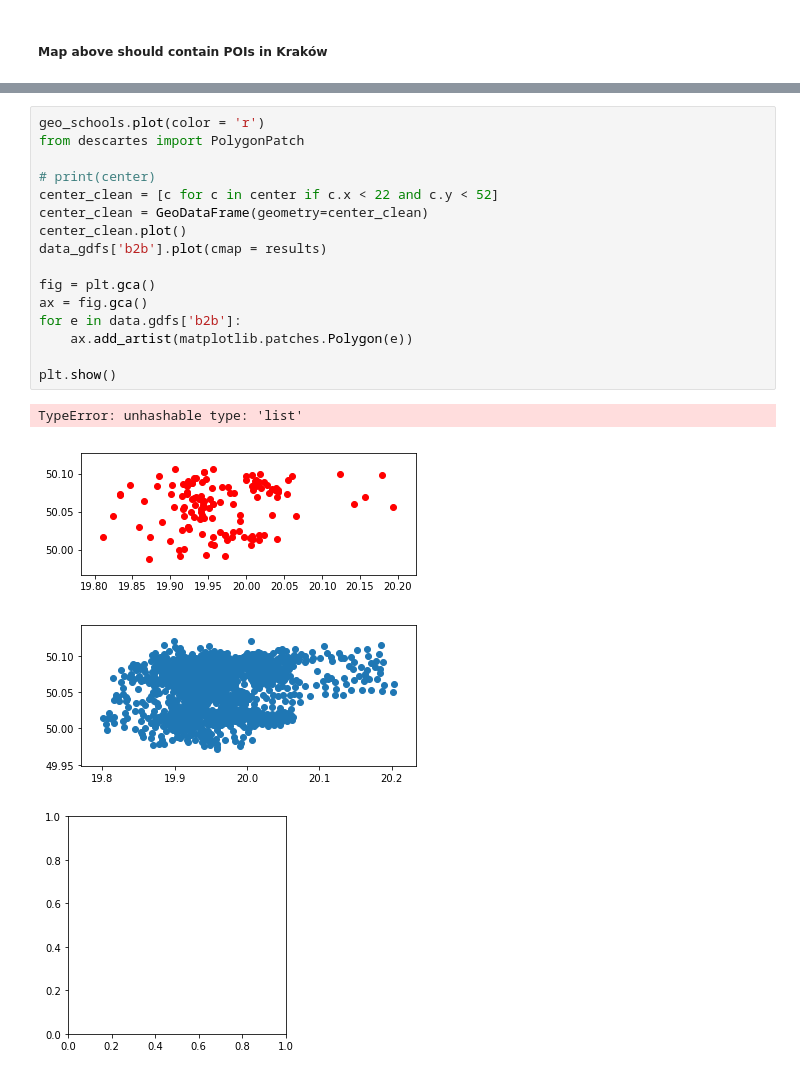
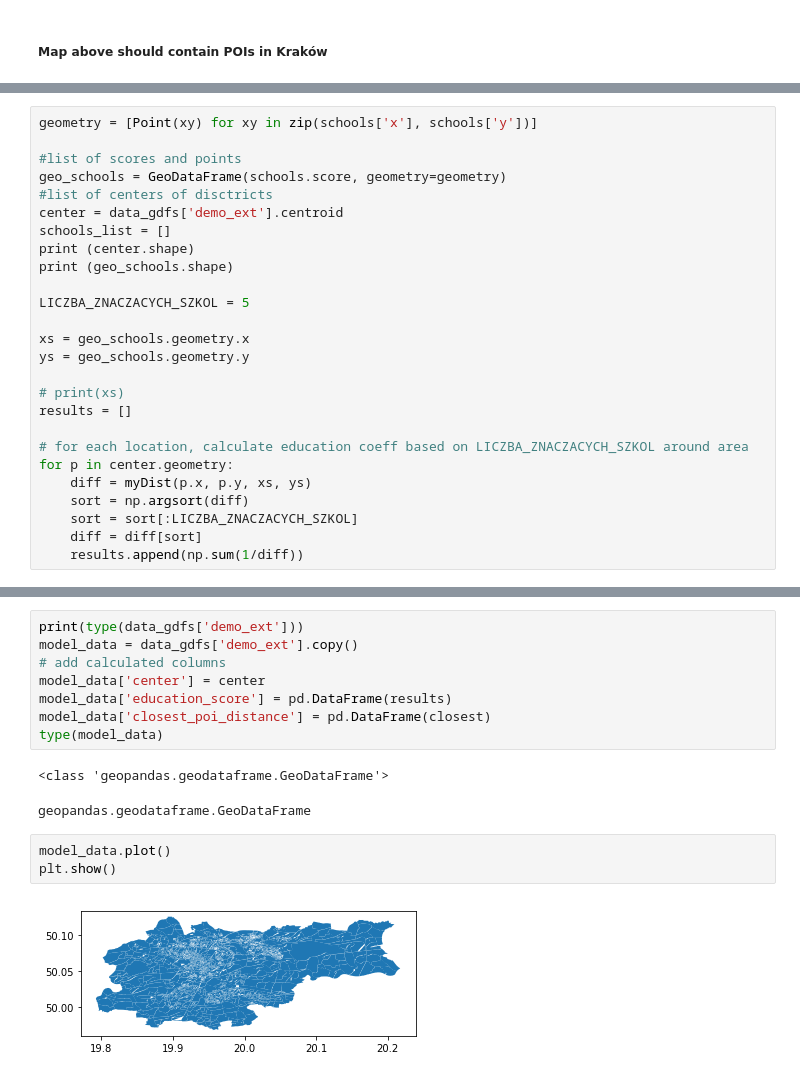
Before and after one commit to kowaalczyk/maraton-analizy-danych, a Jupyter notebook: src/Starter.ipynb, the cells around one changed output, grey strips where cells are left out. Cells and saved outputs as stored; diff of their text form.

```diff
--- a/src/Starter.ipynb
+++ b/src/Starter.ipynb
@@ -246,0 +226,26 @@ for p in center.geometry:
+# %%
+geometry = [Point(xy) for xy in zip(schools['x'], schools['y'])]
+
+#list of scores and points
+geo_schools = GeoDataFrame(schools.score, geometry=geometry)
+#list of centers of disctricts
+center = data_gdfs['demo_ext'].centroid
+schools_list = []
+print (center.shape)
+print (geo_schools.shape)
+
+LICZBA_ZNACZACYCH_SZKOL = 5
+
+xs = geo_schools.geometry.x
+ys = geo_schools.geometry.y
+
+# print(xs)
+results = []
+
+# for each location, calculate education coeff based on LICZBA_ZNACZACYCH_SZKOL around area
+for p in center.geometry:
+    diff = myDist(p.x, p.y, xs, ys)
+    sort = np.argsort(diff)
+    sort = sort[:LICZBA_ZNACZACYCH_SZKOL]
+    diff = diff[sort]
+    results.append(np.sum(1/diff))
@@ -258,21 +268,16 @@ AttributeError: 'GeoSeries' object has no attribute 'xy'
-# %%
-geo_schools.plot(color = 'r')
-from descartes import PolygonPatch
-
-# print(center)
-center_clean = [c for c in center if c.x < 22 and c.y < 52]
-center_clean = GeoDataFrame(geometry=center_clean)
-center_clean.plot()
-data_gdfs['b2b'].plot(cmap = results)
-
-fig = plt.gca()
-ax = fig.gca()
-for e in data.gdfs['b2b']:
-    ax.add_artist(matplotlib.patches.Polygon(e))
-
-plt.show()
-# %% [output]
-TypeError: unhashable type: 'list'
-[figure, removed]
-[figure, removed]
-[figure, removed]
+# %%
+print(type(data_gdfs['demo_ext']))
+model_data = data_gdfs['demo_ext'].copy()
+# add calculated columns
+model_data['center'] = center
+model_data['education_score'] = pd.DataFrame(results)
+model_data['closest_poi_distance'] = pd.DataFrame(closest)
+type(model_data)
+# %% [output]
+<class 'geopandas.geodataframe.GeoDataFrame'>
+geopandas.geodataframe.GeoDataFrame
+# %%
+model_data.plot()
+plt.show()
+# %% [output]
+[figure, added]
```
Also changed, not shown: parts of 17 cells of this notebook, 2 other files.
